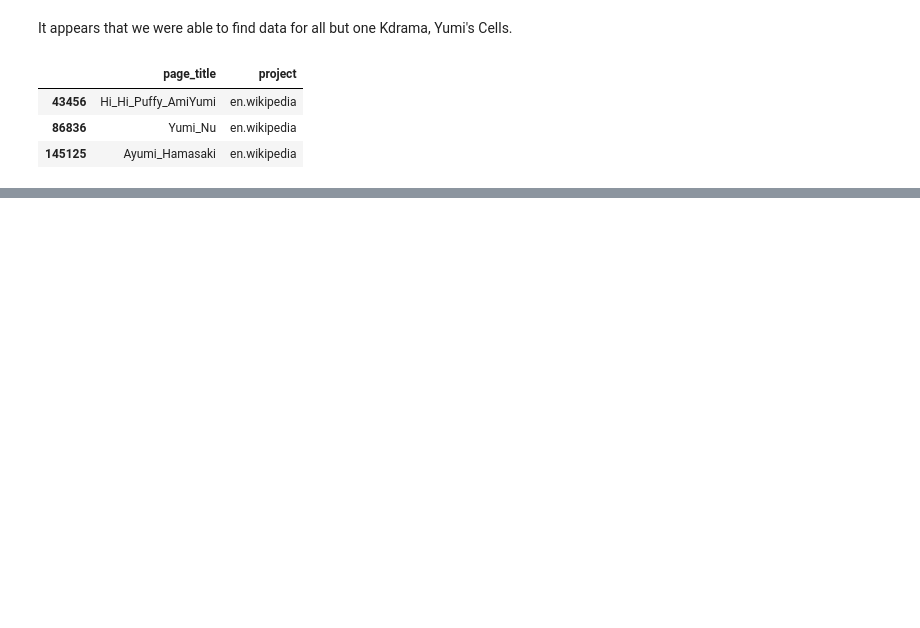
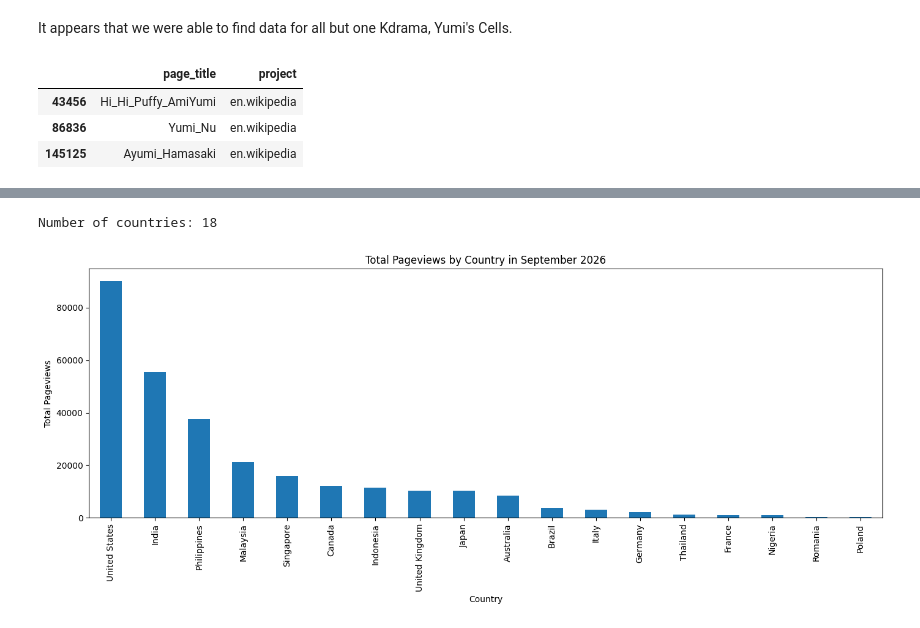
Before and after one commit to kellyc721/cs315-week5-wed, a Jupyter notebook: week5-wed-notebook.ipynb, the cells around one changed output, grey strips where cells are left out. Saved outputs shown, nothing was run; the diff lists cells and outputs as text; code cells hidden in the pictures; blank space fills up the shorter version.

```diff
--- a/week5-wed-notebook.ipynb
+++ b/week5-wed-notebook.ipynb
@@ -508,0 +589,20 @@ For some reason, it appaers that *Yumi's Cells* seems to not be included in the
+# %%
+country_totals = (
+    sept_kdrama_views
+    .groupby("country")["gbc"]
+    .sum()
+    .sort_values(ascending=False)
+)
+# %%
+print("Number of countries:", (country_totals > 0).sum()) #ensure only countries with positive views are counted
+
+country_totals.plot(kind="bar", figsize=(14, 6))
+
+plt.title("Total Pageviews by Country in September 2026")
+plt.xlabel("Country")
+plt.ylabel("Total Pageviews")
+plt.tight_layout()
+plt.show()
+# %% [output]
+Number of countries: 18
+[figure, added]
```
Also changed, not shown: parts of 21 cells of this notebook, 1 other file.
